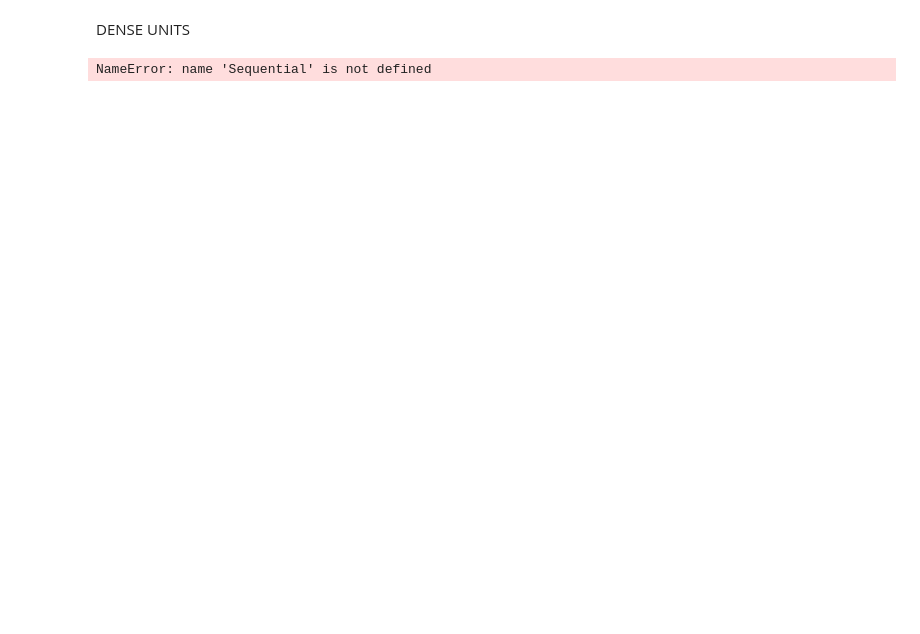
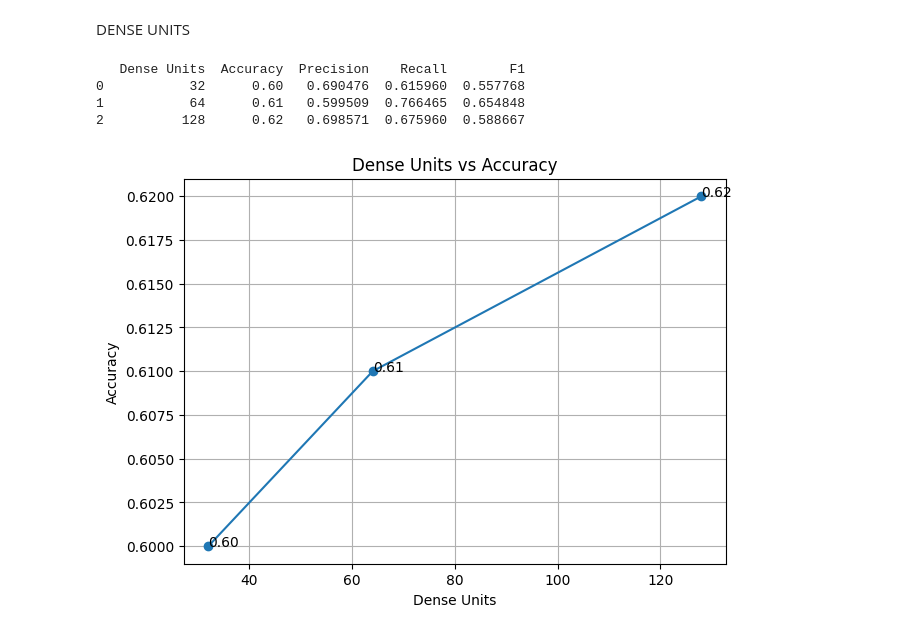
Before and after one commit to zencod-646/VOWEL_A, a Jupyter notebook: VOWEL A.ipynb, the cells around one changed output. Cells and saved outputs as stored; diff of their text form; code cells hidden in the pictures; blank space fills up the shorter version.

```diff
--- a/VOWEL A.ipynb
+++ b/VOWEL A.ipynb
@@ -3713,11 +3742,11 @@ for dense_units in dense_values:
 
         model = Sequential([
 
-            Input(shape=(128,128,1)),
+            Input(shape=(64,64,1)),
 
             Conv2D(
                 64,
-                (5,5),
+                (3,3),
                 activation='relu'
             ),
 
@@ -3776,31 +3805,35 @@ results_df = pd.DataFrame(
         "Dense Units",
         "Accuracy",
         "Precision",
         "Recall",
         "F1"
     ]
 )
 
 print(results_df)
 
 plt.figure(figsize=(7,5))
 
 plt.plot(
     results_df["Dense Units"],
     results_df["Accuracy"],
     marker='o'
 )
 
 for x, y_ in zip(
     results_df["Dense Units"],
     results_df["Accuracy"]
 ):
     plt.text(x, y_, f"{y_:.2f}")
 
 plt.xlabel("Dense Units")
 plt.ylabel("Accuracy")
 plt.title("Dense Units vs Accuracy")
 plt.grid()
 plt.show()
 # %% [output]
-NameError: name 'Sequential' is not defined
+   Dense Units  Accuracy  Precision    Recall        F1
+0           32      0.60   0.690476  0.615960  0.557768
+1           64      0.61   0.599509  0.766465  0.654848
+2          128      0.62   0.698571  0.675960  0.588667
+[figure, added]
```
Also changed, not shown: parts of 14 cells of this notebook.
